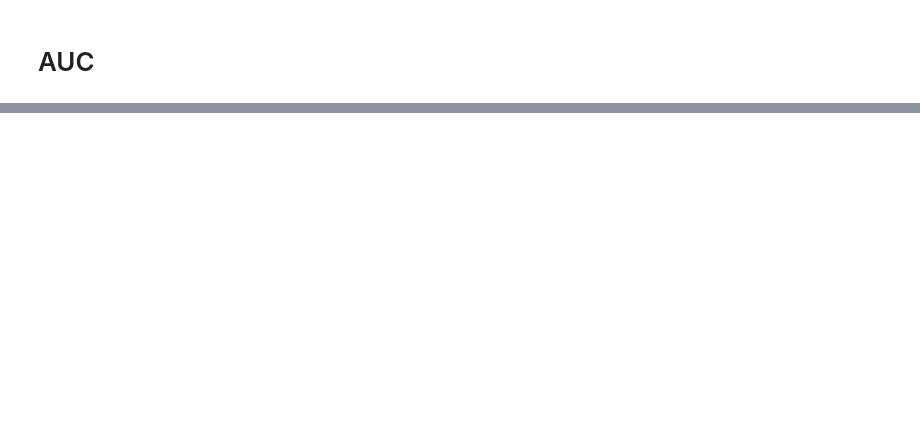
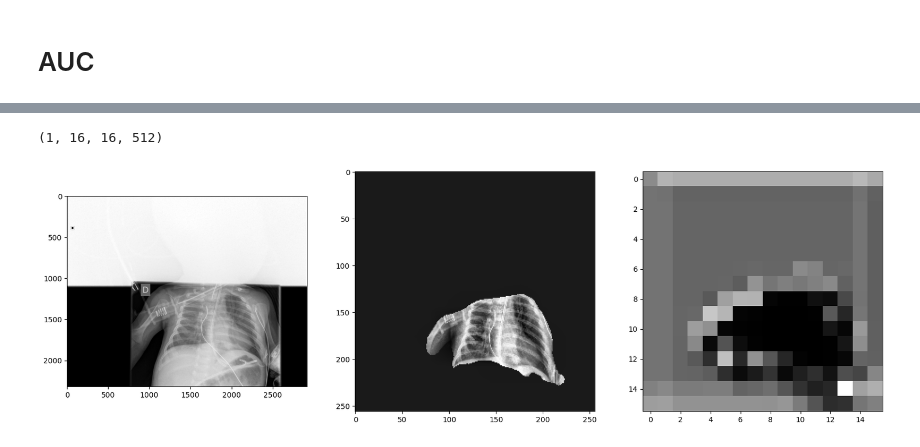
Before and after one commit to maryskal/SITK, a Jupyter notebook: neural_networks/image_class/probar_mod.ipynb, the cells around one changed output, grey strips where cells are left out. Saved outputs shown, nothing was run; the diff lists cells and outputs as text; code cells hidden in the pictures; blank space fills up the shorter version.

```diff
--- a/neural_networks/image_class/probar_mod.ipynb
+++ b/neural_networks/image_class/probar_mod.ipynb
@@ -325,0 +343,15 @@ d
+# %%
+def ver_interior(modelo_interior, layer_output, img):
+    inputs = modelo_interior.input
+    outputs = modelo_interior.layers[layer_output].output
+    modelo_conseguido = tf.keras.Model(inputs, outputs, name="U-Net")
+
+    modelo_conseguido.compile(optimizer=tf.keras.optimizers.Adam(learning_rate = 1e-4),
+                    loss = 'binary_crossentropy',
+                    metrics = [])
+
+    img = np.expand_dims(img, axis = 0)
+    return modelo_conseguido.predict(img)
+# %%
+prepared_img = get_prepared_img(img,pixels,mask = True, clahe_bool = True)
+output = ver_interior(neumonia_model, 15, prepared_img)
@@ -325,0 +360,15 @@ d
+# %%
+output.shape
+# %% [output]
+(1, 16, 16, 512)
+# %%
+plt.figure(figsize=(20, 20))
+plt.subplot(1,3,1)
+plt.imshow(img, cmap = 'gray')
+plt.subplot(1,3,2)
+plt.imshow(prepared_img, cmap = 'gray')
+plt.subplot(1,3,3)
+plt.imshow(output[0,...,20], cmap = 'gray')
+plt.show()
+# %% [output]
+[figure, added]
```
Also changed, not shown: parts of 37 cells of this notebook, 2 other files.
